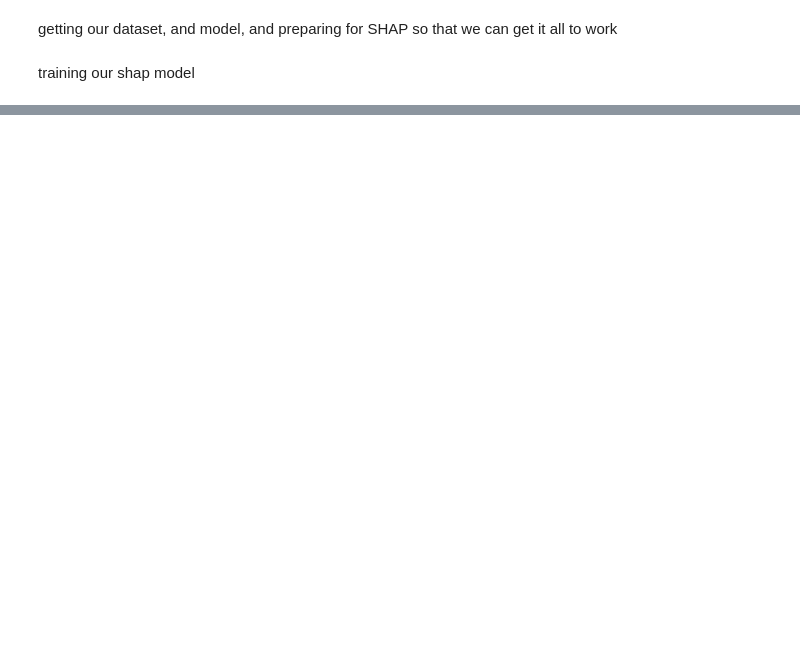
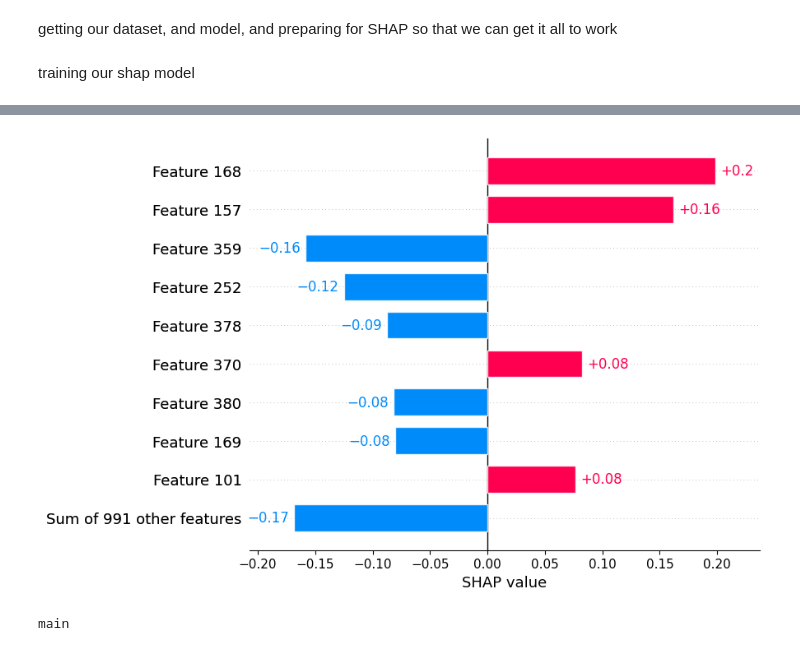
Before and after one commit to GeraldFreis/TopicsInComputerScience, a Jupyter notebook: SHAP/shap.ipynb, the cells around one changed output, grey strips where cells are left out. Cells and saved outputs as stored; diff of their text form; code cells hidden in the pictures; blank space fills up the shorter version.

Commit message:
shap stuff

```diff
--- a/SHAP/shap.ipynb
+++ b/SHAP/shap.ipynb
@@ -50,0 +81,7 @@ KeyboardInterrupt:
+# %%
+first_explanations = first_half_explanations[0]
+shap.plots.bar(first_explanations)
+print(review[0].split(" ")[167])
+# %% [output]
+[figure, added]
+main
```
Also changed, not shown: parts of 3 cells of this notebook.
